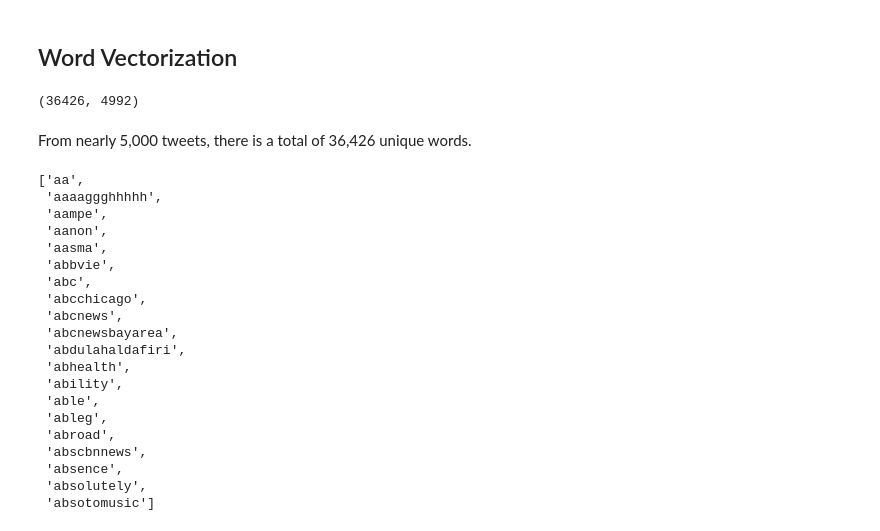
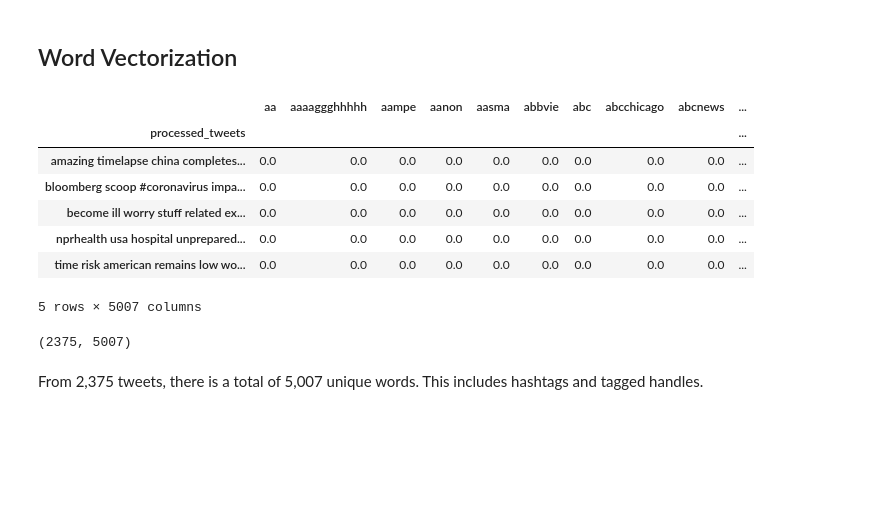
Before and after one commit to akelly66/COVID-Tweet-Sentiment, a Jupyter notebook: text-processing/COVID-tweet-NLP.ipynb, the cells around one changed output. Saved outputs shown, nothing was run; the diff lists cells and outputs as text; code cells hidden in the pictures; blank space fills up the shorter version.

```diff
--- a/text-processing/COVID-tweet-NLP.ipynb
+++ b/text-processing/COVID-tweet-NLP.ipynb
@@ -353,32 +464,26 @@ tweet_list = [tweet for list_tweet in tweet_df.processed_tweets for tweet in lis
+# %%
+tweet_list = tweet_df.processed_tweets.apply((' ').join)
 # %%
 vectorizer = TfidfVectorizer()
-vectorized_tweets = vectorizer.fit_transform(tweet_list)
+tfidf_matrix = vectorizer.fit_transform(tweet_list)
+dense_matrix = tfidf_matrix.todense()
+dense_list = dense_matrix.tolist()
+# %%
+tfidf_df = pd.DataFrame(dense_list, columns = vectorizer.get_feature_names(), index=tweet_list)
+# %%
+tfidf_df.head()
+# %% [output]
+|  | aa | aaaaggghhhhh | aampe | aanon | aasma | abbvie | abc | abcchicago | abcnews | ... |
+| processed_tweets |  |  |  |  |  |  |  |  |  | ... |
+| amazing timelapse china completes... | 0.0 | 0.0 | 0.0 | 0.0 | 0.0 | 0.0 | 0.0 | 0.0 | 0.0 | ... |
+| bloomberg scoop #coronavirus impa... | 0.0 | 0.0 | 0.0 | 0.0 | 0.0 | 0.0 | 0.0 | 0.0 | 0.0 | ... |
+| become ill worry stuff related ex... | 0.0 | 0.0 | 0.0 | 0.0 | 0.0 | 0.0 | 0.0 | 0.0 | 0.0 | ... |
+| nprhealth usa hospital unprepared... | 0.0 | 0.0 | 0.0 | 0.0 | 0.0 | 0.0 | 0.0 | 0.0 | 0.0 | ... |
+| time risk american remains low wo... | 0.0 | 0.0 | 0.0 | 0.0 | 0.0 | 0.0 | 0.0 | 0.0 | 0.0 | ... |
+5 rows × 5007 columns
 # %%
-vectorized_tweets.shape
+tfidf_df.shape
 # %% [output]
-(36426, 4992)
+(2375, 5007)
 # %% [markdown]
-From nearly 5,000 tweets, there is a total of 36,426 unique words.
+From 2,375 tweets, there is a total of 5,007 unique words. This includes hashtags and tagged handles.
-# %%
-vectorizer.get_feature_names()[:20]
-# %% [output]
-['aa',
- 'aaaaggghhhhh',
- 'aampe',
- 'aanon',
- 'aasma',
- 'abbvie',
- 'abc',
- 'abcchicago',
- 'abcnews',
- 'abcnewsbayarea',
- 'abdulahaldafiri',
- 'abhealth',
- 'ability',
- 'able',
- 'ableg',
- 'abroad',
- 'abscbnnews',
- 'absence',
- 'absolutely',
- 'absotomusic']
```
Also changed, not shown: parts of 15 cells of this notebook.
